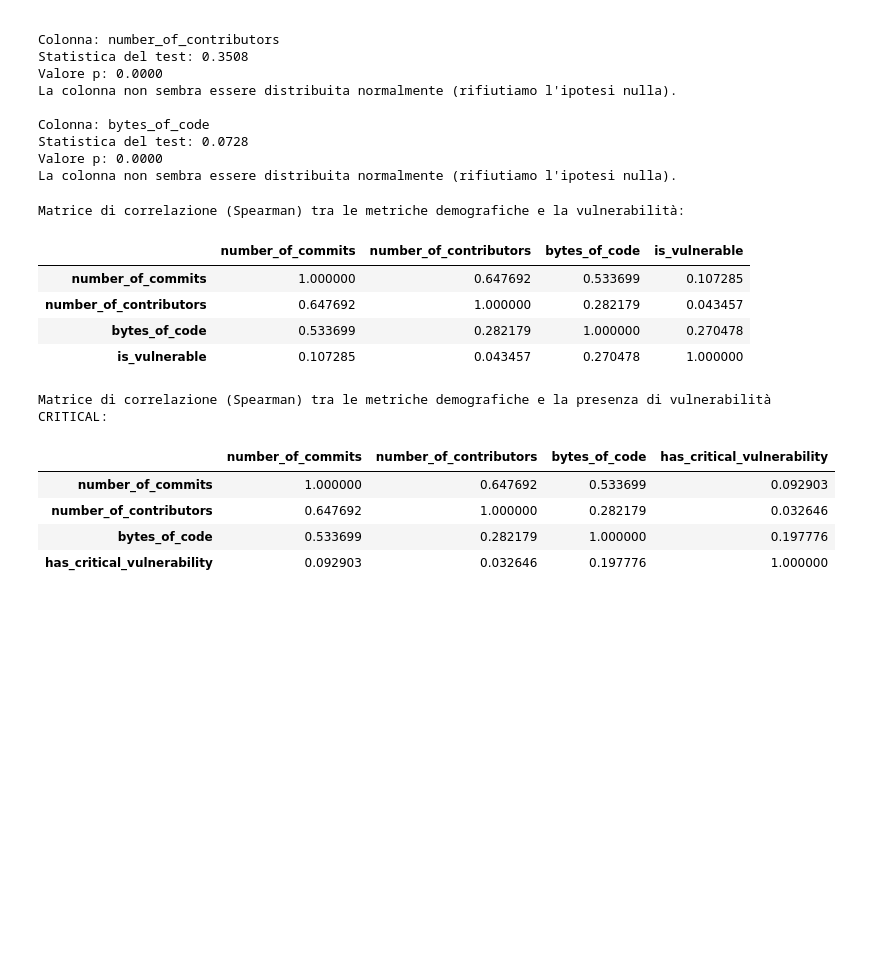
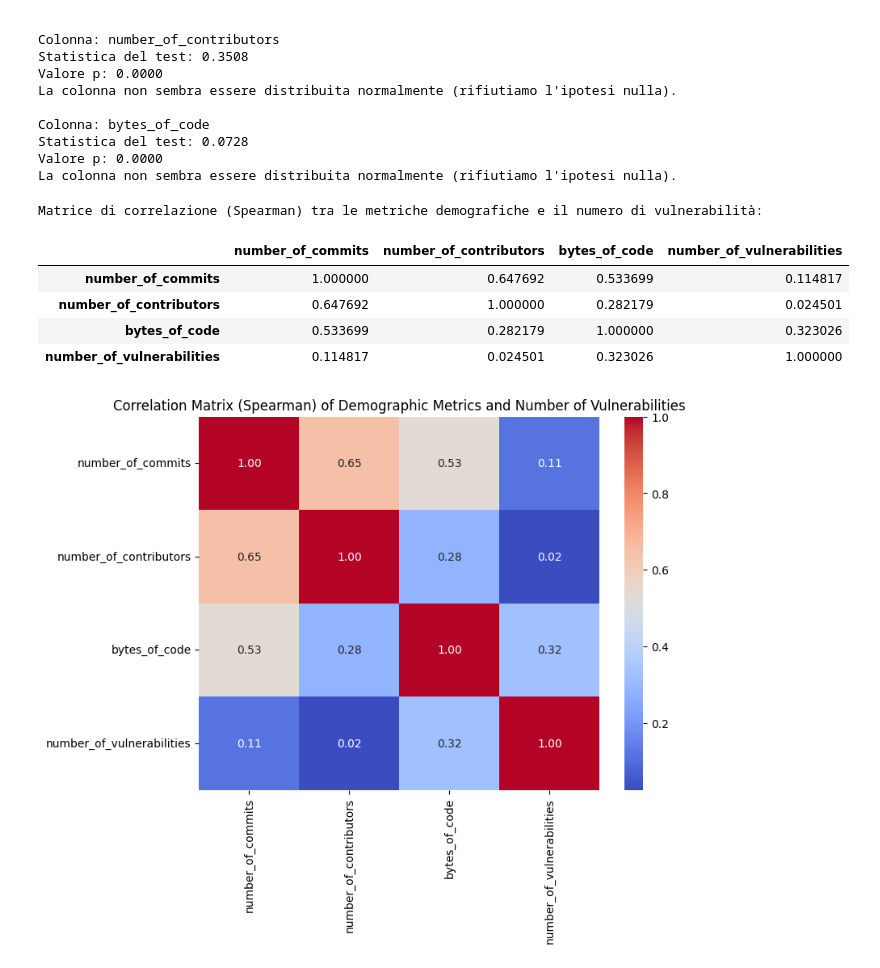
Before and after one commit to LBartolini/ProgettoSAM, a Jupyter notebook: statistics.ipynb, the cells around one changed output. Saved outputs shown, nothing was run; the diff lists cells and outputs as text; code cells hidden in the pictures; blank space fills up the shorter version.

Commit message:
Update correlation computation

```diff
--- a/statistics.ipynb
+++ b/statistics.ipynb
@@ -944,38 +962,30 @@ Statistica del test: 0.0728
 Valore p: 0.0000
 La colonna non sembra essere distribuita normalmente (rifiutiamo l'ipotesi nulla).
 # %%
-filtered_df['is_vulnerable'] = (filtered_df['number_of_vulnerabilities'] > 0).astype(int)
+import matplotlib.pyplot as plt
+import seaborn as sns
+
+# filtered_df['is_vulnerable'] = (filtered_df['number_of_vulnerabilities'] > 0).astype(int)
 
 merged_correlation_df = pd.merge(filtered_df, demographics_df[['repository', 'number_of_commits', 'number_of_contributors', 'bytes_of_code']], on='repository', how='left')
 
-correlation_columns = ['number_of_commits', 'number_of_contributors', 'bytes_of_code', 'is_vulnerable']
+correlation_columns = ['number_of_commits', 'number_of_contributors', 'bytes_of_code', 'number_of_vulnerabilities']
 correlation_df = merged_correlation_df[correlation_columns]
 
 correlation_matrix = correlation_df.corr(method='spearman')
 
-print("Matrice di correlazione (Spearman) tra le metriche demografiche e la vulnerabilità:")
+print("Matrice di correlazione (Spearman) tra le metriche demografiche e il numero di vulnerabilità:")
 display(correlation_matrix)
+
+plt.figure(figsize=(8, 6))
+sns.heatmap(correlation_matrix, annot=True, cmap='coolwarm', fmt=".2f")
+plt.title('Correlation Matrix (Spearman) of Demographic Metrics and Number of Vulnerabilities')
+plt.show()
 # %% [output]
-Matrice di correlazione (Spearman) tra le metriche demografiche e la vulnerabilità:
+Matrice di correlazione (Spearman) tra le metriche demografiche e il numero di vulnerabilità:
-|  | number_of_commits | number_of_contributors | bytes_of_code | is_vulnerable |
-| number_of_commits | 1.000000 | 0.647692 | 0.533699 | 0.107285 |
-| number_of_contributors | 0.647692 | 1.000000 | 0.282179 | 0.043457 |
-| bytes_of_code | 0.533699 | 0.282179 | 1.000000 | 0.270478 |
-| is_vulnerable | 0.107285 | 0.043457 | 0.270478 | 1.000000 |
+|  | number_of_commits | number_of_contributors | bytes_of_code | number_of_vulnerabilities |
+| number_of_commits | 1.000000 | 0.647692 | 0.533699 | 0.114817 |
+| number_of_contributors | 0.647692 | 1.000000 | 0.282179 | 0.024501 |
+| bytes_of_code | 0.533699 | 0.282179 | 1.000000 | 0.323026 |
+| number_of_vulnerabilities | 0.114817 | 0.024501 | 0.323026 | 1.000000 |
+[figure, added]
-# %%
-merged_correlation_df['has_critical_vulnerability'] = merged_correlation_df['severity'].str.contains('CRITICAL', na=False).astype(int)
-
-correlation_columns_critical = ['number_of_commits', 'number_of_contributors', 'bytes_of_code', 'has_critical_vulnerability']
-correlation_df_critical = merged_correlation_df[correlation_columns_critical]
-
-correlation_matrix_critical = correlation_df_critical.corr(method='spearman')
-
-print("Matrice di correlazione (Spearman) tra le metriche demografiche e la presenza di vulnerabilità CRITICAL:")
-display(correlation_matrix_critical)
-# %% [output]
-Matrice di correlazione (Spearman) tra le metriche demografiche e la presenza di vulnerabilità CRITICAL:
-|  | number_of_commits | number_of_contributors | bytes_of_code | has_critical_vulnerability |
-| number_of_commits | 1.000000 | 0.647692 | 0.533699 | 0.092903 |
-| number_of_contributors | 0.647692 | 1.000000 | 0.282179 | 0.032646 |
-| bytes_of_code | 0.533699 | 0.282179 | 1.000000 | 0.197776 |
-| has_critical_vulnerability | 0.092903 | 0.032646 | 0.197776 | 1.000000 |
```
Also changed, not shown: parts of 2 cells of this notebook.
